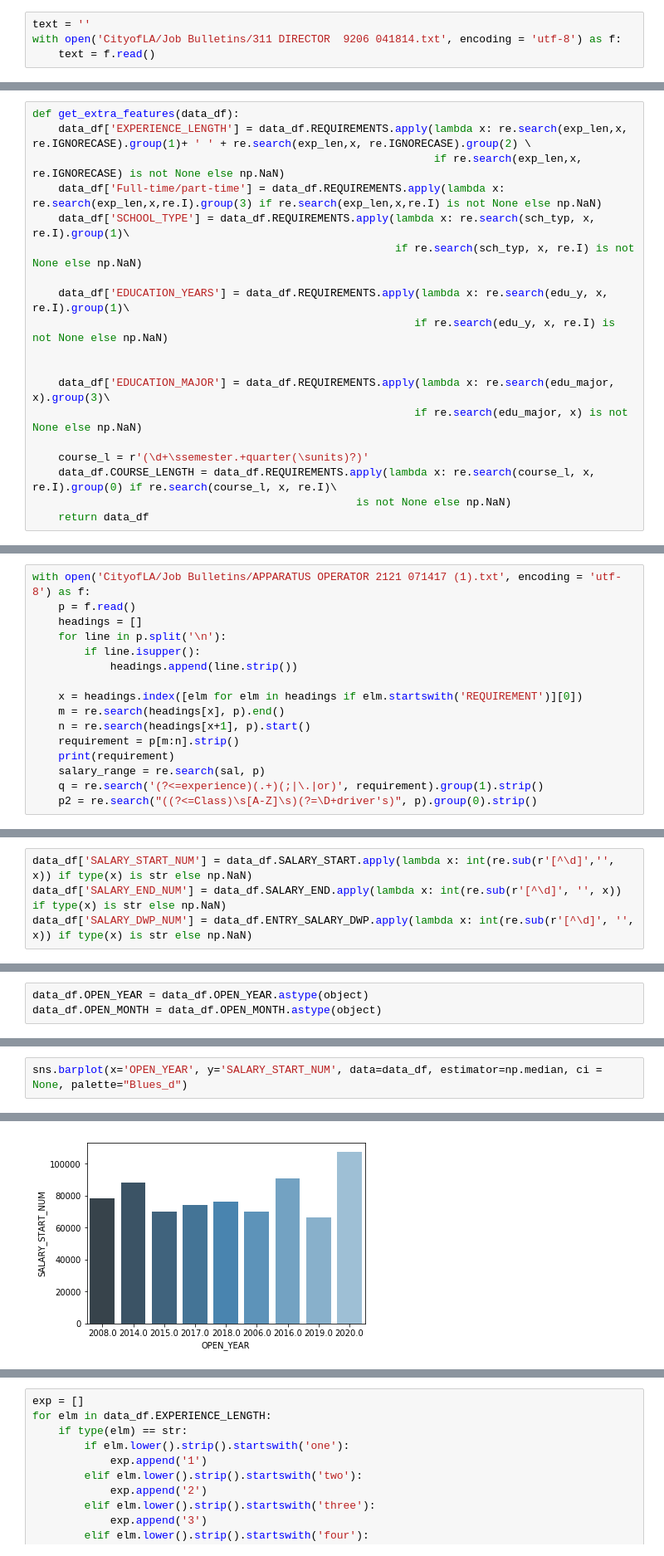
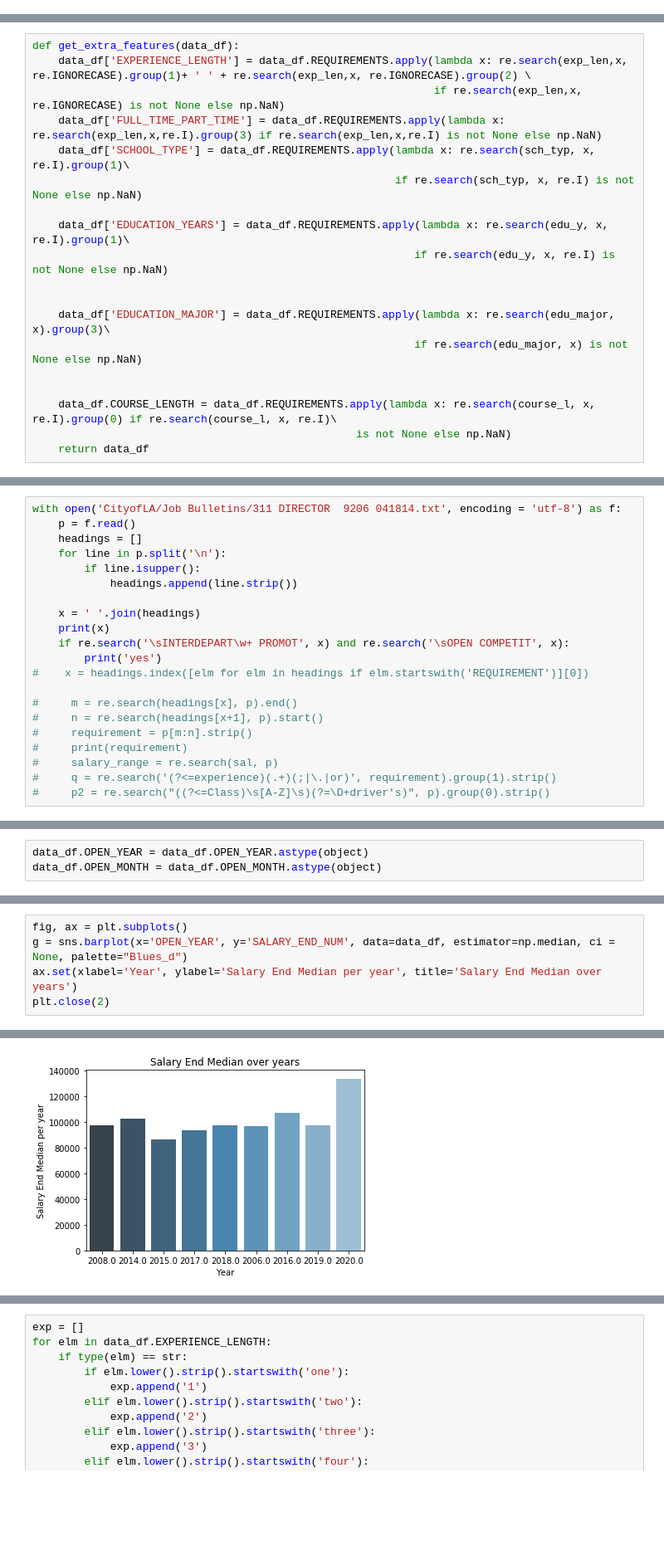
Before and after one commit to gt0410/City-of-LA-Kaggle, a Jupyter notebook: main.ipynb, the cells around one changed output, grey strips where cells are left out. Shown at 83% size. Drawn from its saved outputs; the diff is of its cells as text; blank space fills up the shorter version.

```diff
--- a/main.ipynb
+++ b/main.ipynb
@@ -104,7 +114,3 @@ sample.head()
 | 3 | SYSTEMS ANALYST 1596 102717.txt | Systems Analyst | 1596 | 2 | C | A Systems Analyst analyzes proced... | ... |
 | 4 | SYSTEMS ANALYST 1596 102717.txt | Systems Analyst | 1596 | 3 | A | A Systems Analyst analyzes proced... | ... |
 5 rows × 25 columns
-# %%
-text = ''
-with open('CityofLA/Job Bulletins/311 DIRECTOR  9206 041814.txt', encoding = 'utf-8') as f:
-    text = f.read()
@@ -279,7 +302,7 @@ data_df = doextraction('CityofLA/Job Bulletins/*.txt')
 def get_extra_features(data_df):
     data_df['EXPERIENCE_LENGTH'] = data_df.REQUIREMENTS.apply(lambda x: re.search(exp_len,x, re.IGNORECASE).group(1)+ ' ' + re.search(exp_len,x, re.IGNORECASE).group(2) \
                                                               if re.search(exp_len,x, re.IGNORECASE) is not None else np.NaN)
-    data_df['Full-time/part-time'] = data_df.REQUIREMENTS.apply(lambda x: re.search(exp_len,x,re.I).group(3) if re.search(exp_len,x,re.I) is not None else np.NaN)
+    data_df['FULL_TIME_PART_TIME'] = data_df.REQUIREMENTS.apply(lambda x: re.search(exp_len,x,re.I).group(3) if re.search(exp_len,x,re.I) is not None else np.NaN)
     data_df['SCHOOL_TYPE'] = data_df.REQUIREMENTS.apply(lambda x: re.search(sch_typ, x, re.I).group(1)\
                                                         if re.search(sch_typ, x, re.I) is not None else np.NaN)
 
@@ -290,7 +313,7 @@ def get_extra_features(data_df):
     data_df['EDUCATION_MAJOR'] = data_df.REQUIREMENTS.apply(lambda x: re.search(edu_major, x).group(3)\
                                                            if re.search(edu_major, x) is not None else np.NaN)
 
-    course_l = r'(\d+\ssemester.+quarter(\sunits)?)'
+
     data_df.COURSE_LENGTH = data_df.REQUIREMENTS.apply(lambda x: re.search(course_l, x, re.I).group(0) if re.search(course_l, x, re.I)\
                                                   is not None else np.NaN)
     return data_df
@@ -394,19 +446,24 @@ edu = r'((bachelor|graduat)[A-Z]*)\D+((one|two|three|four|five|six|seven|eight|n
 ((bachelor's|bachelor|graduat)[A-Z]*)*\D+(((one|two|three|four|five|six|seven|eight|nine)-(year|years))|(\d\s(semester|quarter)))*\D+(college|university)(\D+((degree)\sin\s(\w+)))*
   ((High School|bachelor|graduat)['a-z]*)\D+(?<=from)\D+(\s\w+(?=-year))(?:\D+)(college|university|high school)
 # %%
-with open('CityofLA/Job Bulletins/APPARATUS OPERATOR 2121 071417 (1).txt', encoding = 'utf-8') as f:
+with open('CityofLA/Job Bulletins/311 DIRECTOR  9206 041814.txt', encoding = 'utf-8') as f:
     p = f.read()
     headings = []
     for line in p.split('\n'):
         if line.isupper():
             headings.append(line.strip())
 
-    x = headings.index([elm for elm in headings if elm.startswith('REQUIREMENT')][0])
-    m = re.search(headings[x], p).end()
-    n = re.search(headings[x+1], p).start()
-    requirement = p[m:n].strip()
-    print(requirement)
-    salary_range = re.search(sal, p)
-    q = re.search('(?<=experience)(.+)(;|\.|or)', requirement).group(1).strip()
-    p2 = re.search("((?<=Class)\s[A-Z]\s)(?=\D+driver's)", p).group(0).strip()
+    x = ' '.join(headings)
+    print(x)
+    if re.search('\sINTERDEPART\w+ PROMOT', x) and re.search('\sOPEN COMPETIT', x):
+        print('yes')
+#    x = headings.index([elm for elm in headings if elm.startswith('REQUIREMENT')][0])
+
+#     m = re.search(headings[x], p).end()
+#     n = re.search(headings[x+1], p).start()
+#     requirement = p[m:n].strip()
+#     print(requirement)
+#     salary_range = re.search(sal, p)
+#     q = re.search('(?<=experience)(.+)(;|\.|or)', requirement).group(1).strip()
+#     p2 = re.search("((?<=Class)\s[A-Z]\s)(?=\D+driver's)", p).group(0).strip()
 # %% [output]
@@ -440,7 +479,3 @@ float
-# %%
-data_df['SALARY_START_NUM'] = data_df.SALARY_START.apply(lambda x: int(re.sub(r'[^\d]','', x)) if type(x) is str else np.NaN)
-data_df['SALARY_END_NUM'] = data_df.SALARY_END.apply(lambda x: int(re.sub(r'[^\d]', '', x)) if type(x) is str else np.NaN)
-data_df['SALARY_DWP_NUM'] = data_df.ENTRY_SALARY_DWP.apply(lambda x: int(re.sub(r'[^\d]', '', x)) if type(x) is str else np.NaN)
 # %%
 data_df.SALARY_END[data_df.SALARY_END.isnull()] = data_df.SALARY_START[data_df.SALARY_END.isnull()]
 # %% [output]
@@ -490,3 +530,6 @@ plt.close(2)
 # %%
-sns.barplot(x='OPEN_YEAR', y='SALARY_START_NUM', data=data_df, estimator=np.median, ci = None, palette="Blues_d")
+fig, ax = plt.subplots()
+g = sns.barplot(x='OPEN_YEAR', y='SALARY_END_NUM', data=data_df, estimator=np.median, ci = None, palette="Blues_d")
+ax.set(xlabel='Year', ylabel='Salary End Median per year', title='Salary End Median over years')
+plt.close(2)
 # %% [output]
@@ -494 +536 @@ sns.barplot(x='OPEN_YEAR', y='SALARY_START_NUM', data=data_df, estimator=np.medi
-[figure, old version]
+[figure, new version]
```
Also changed, not shown: parts of 43 cells of this notebook.
